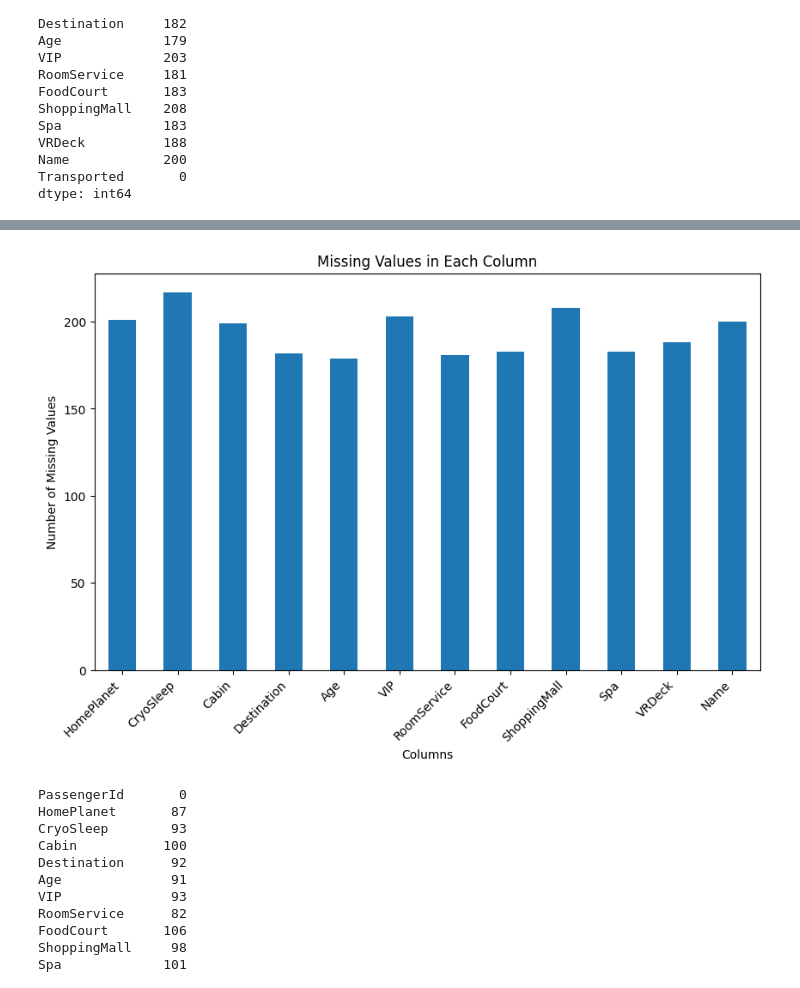
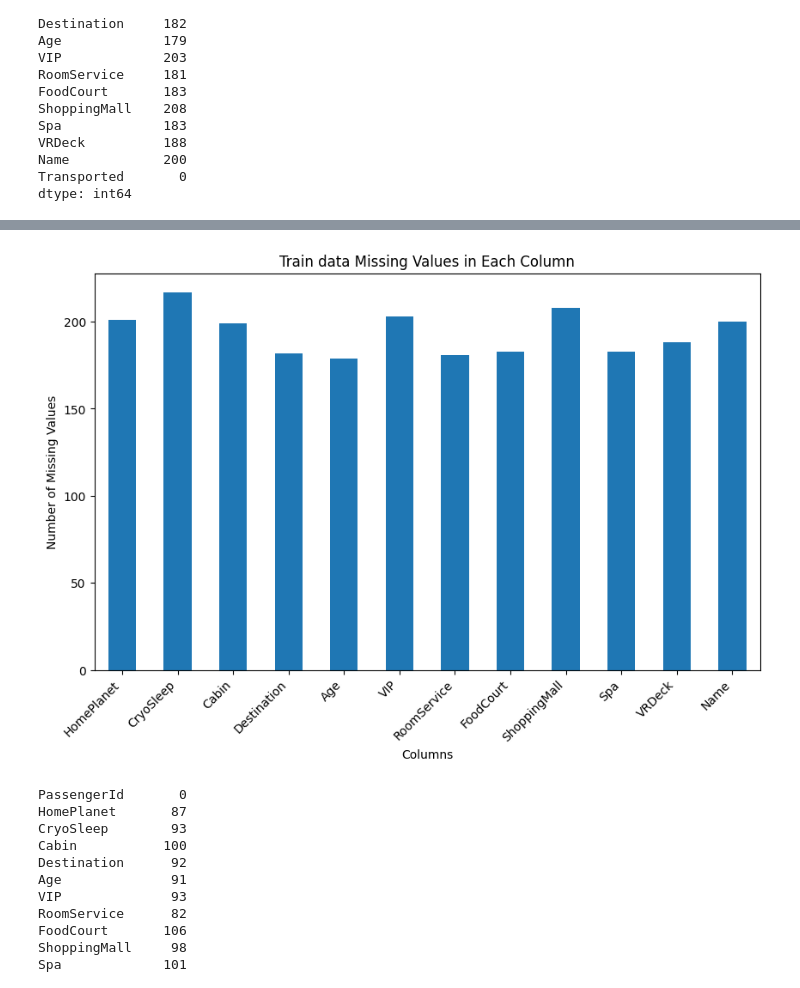
Before and after one commit to kaggle-challenge-group/machine_learning_model, a Jupyter notebook: kaggle_machine_lrnmodel.ipynb, the cells around one changed output, grey strips where cells are left out. Cells and saved outputs as stored; diff of their text form; code cells hidden in the pictures.

```diff
--- a/kaggle_machine_lrnmodel.ipynb
+++ b/kaggle_machine_lrnmodel.ipynb
@@ -170,15 +181,15 @@ dtype: int64
 # %%
 missing_values = train.isnull().sum()
 missing_values = missing_values[missing_values > 0]
 plt.figure(figsize=(10, 6))
 missing_values.plot(kind='bar')
-plt.title('Missing Values in Each Column')
+plt.title('Train data Missing Values in Each Column')
 plt.xlabel('Columns')
 plt.ylabel('Number of Missing Values')
 plt.xticks(rotation=45, ha="right")
 plt.show()
 # %% [output]
-[figure, old version]
+[figure, new version]
 # %%
 print(test.isnull().sum())
 # %% [output]
```
Also changed, not shown: parts of 28 cells of this notebook.
